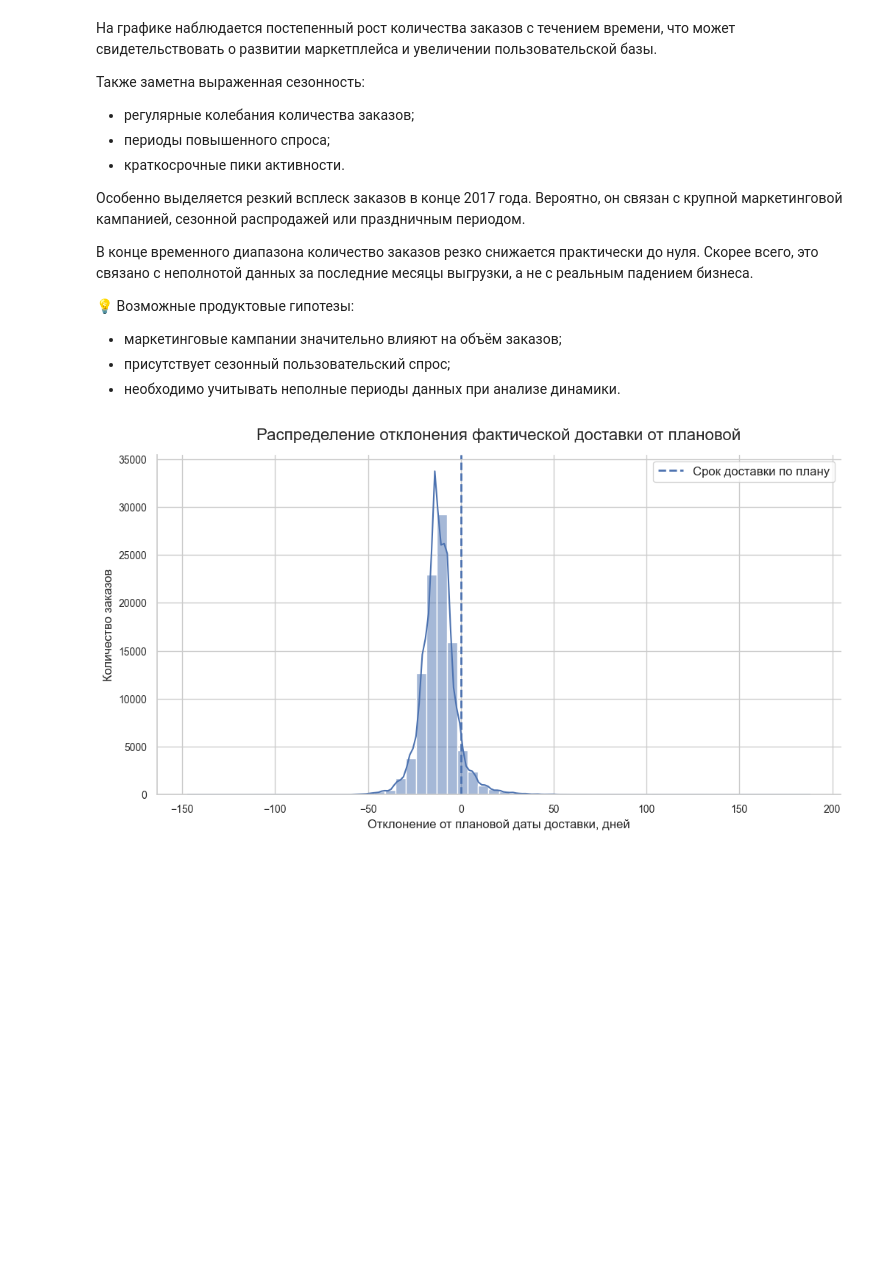
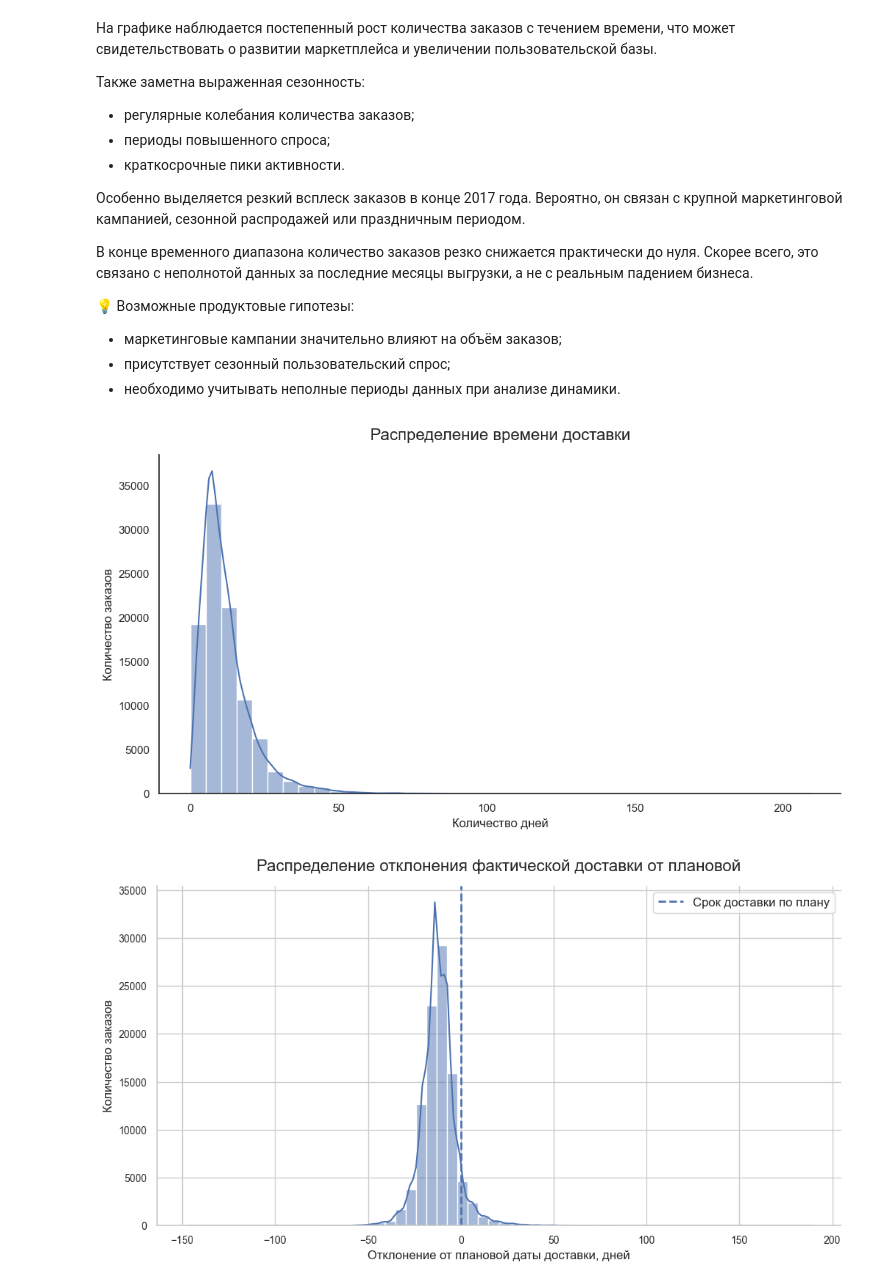
Before and after one commit to Malentaaa/product-analytics-project, a Jupyter notebook: project.ipynb, the cells around one changed output. Saved outputs shown, nothing was run; the diff lists cells and outputs as text; code cells hidden in the pictures; blank space fills up the shorter version.

```diff
--- a/project.ipynb
+++ b/project.ipynb
@@ -384,3 +415,25 @@ plt.show()
+# %%
+plt.figure(figsize=(12,6))
+
+sns.histplot(
+    orders['delivery_time_days'],
+    bins=40,
+    kde=True
+)
+
+plt.title(
+    'Распределение времени доставки',
+    fontsize=16,
+    pad=15
+)
+
+plt.xlabel('Количество дней')
+plt.ylabel('Количество заказов')
+
+sns.despine()
+plt.show()
+# %% [output]
+[figure, added]
 # %%
 orders['delivery_delay'] = (
     orders['order_delivered_customer_date']
```
Also changed, not shown: parts of 22 cells of this notebook.
